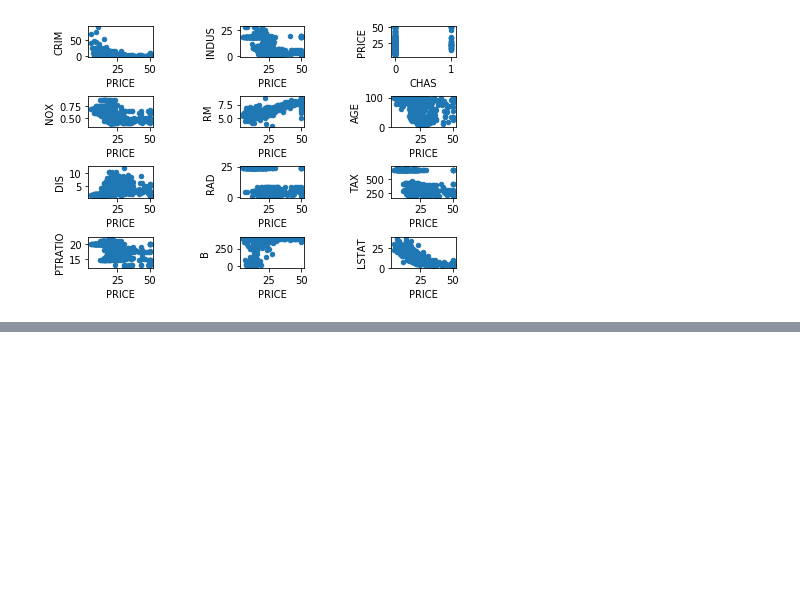
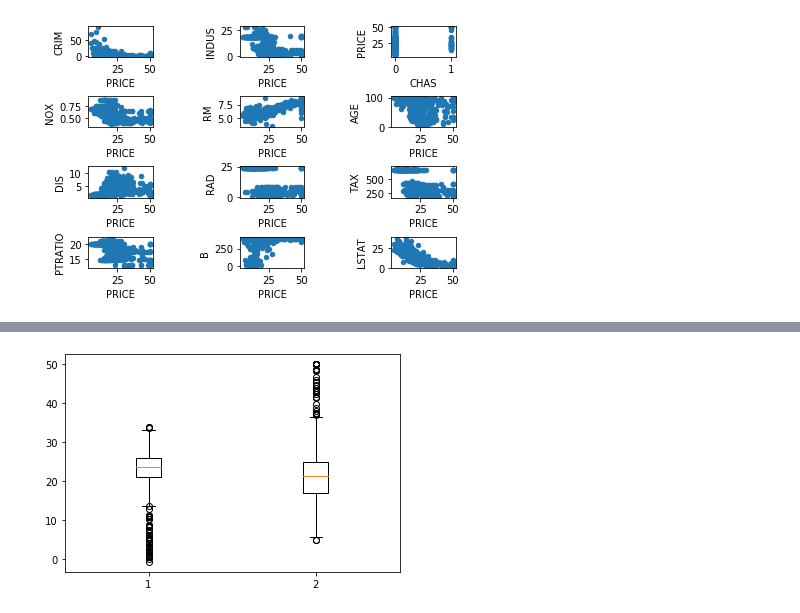
Before and after one commit to shanecanny1/Machine-Learning-and-Statistics-Project, a Jupyter notebook: Machine Learning Project Boston House Prices.ipynb, the cells around one changed output, grey strips where cells are left out. Drawn from its saved outputs; the diff is of its cells as text; code cells hidden in the pictures; blank space fills up the shorter version.

```diff
--- a/Machine Learning Project Boston House Prices.ipynb
+++ b/Machine Learning Project Boston House Prices.ipynb
@@ -346,0 +418,8 @@ sns.catplot(x="PRICE", y="NOX", hue="CHAS", kind="bar", data=house)
+# %%
+## Creating a list for the Price column in the house DataFrame ##
+k= house["PRICE"].tolist()
+# %%
+## Changing the Price column in the house DataFrame to an array from a list ##
+r=np.asarray(k)
+r.shape
+print(r)
@@ -346,0 +468,10 @@ sns.catplot(x="PRICE", y="NOX", hue="CHAS", kind="bar", data=house)
+# %%
+## Creating a Boxplot for the Predicted House Prices and the Original House Prices ##
+
+data = [Predicted_Price.flatten(), r.flatten()]
+fig, ax = plt.subplots()
+ax.boxplot(data)
+
+plt.show()
+# %% [output]
+[figure, added]
```
Also changed, not shown: parts of 18 cells of this notebook.
